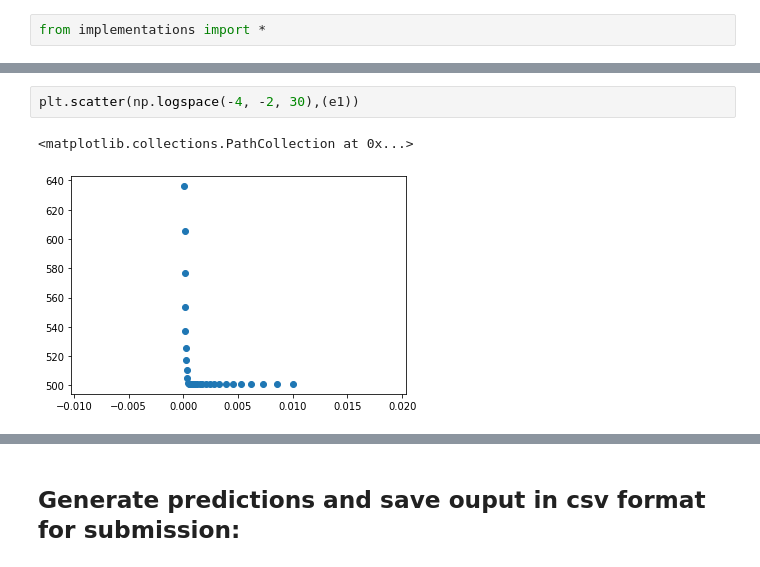
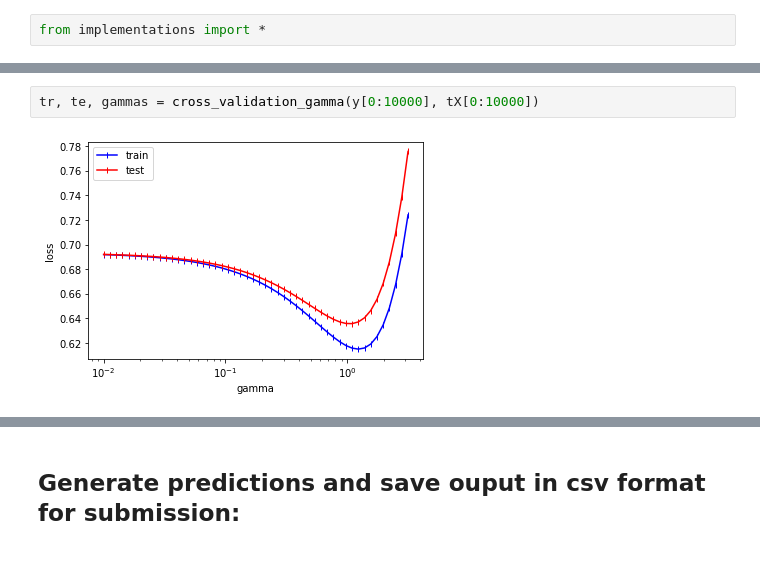
Before and after one commit to zghonda/EPFL-Machine-Learning-Higgs-2019, a Jupyter notebook: scripts/project1.ipynb, the cells around one changed output, grey strips where cells are left out. Cells and saved outputs as stored; diff of their text form.

Commit message:
gamma/lambda optimization

```diff
--- a/scripts/project1.ipynb
+++ b/scripts/project1.ipynb
@@ -186,5 +145,4 @@ Current iteration=9900, loss=501.08179463695694
-# %%
-plt.scatter(np.logspace(-4, -2, 30),(e1))
-# %% [output]
-<matplotlib.collections.PathCollection at 0x...>
-[figure, removed]
+# %%
+tr, te, gammas = cross_validation_gamma(y[0:10000], tX[0:10000])
+# %% [output]
+[figure, added]
```
Also changed, not shown: parts of 5 cells of this notebook, 1 other file.
